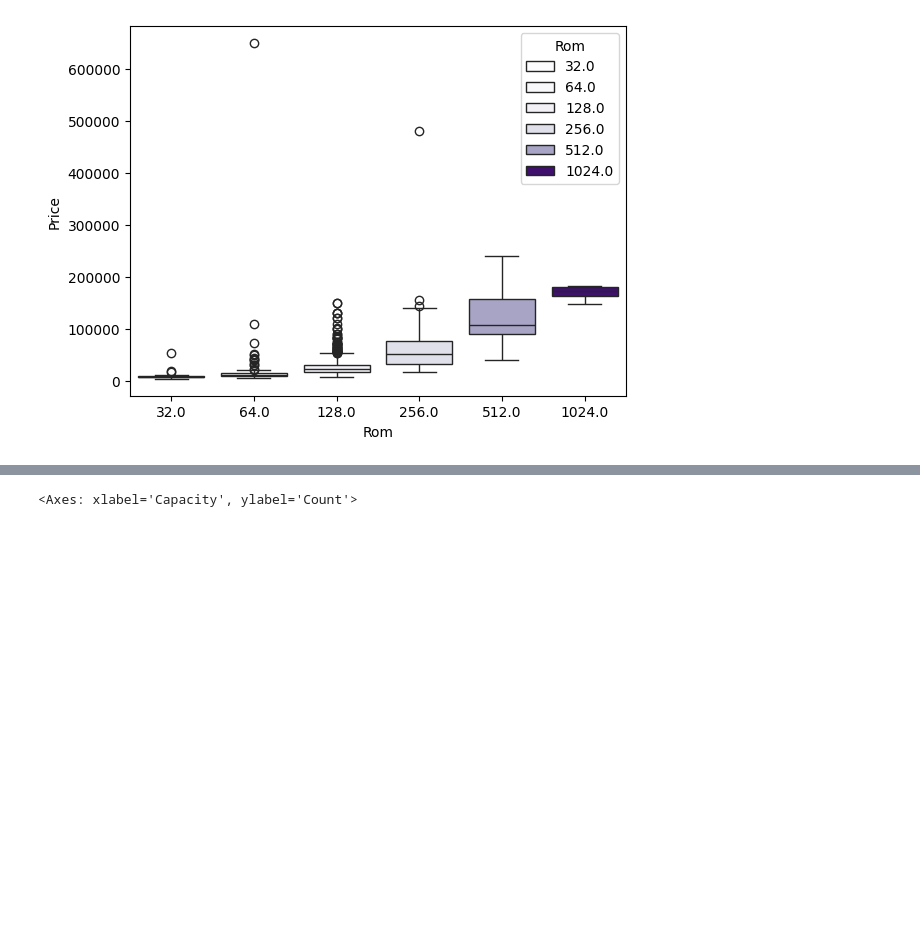
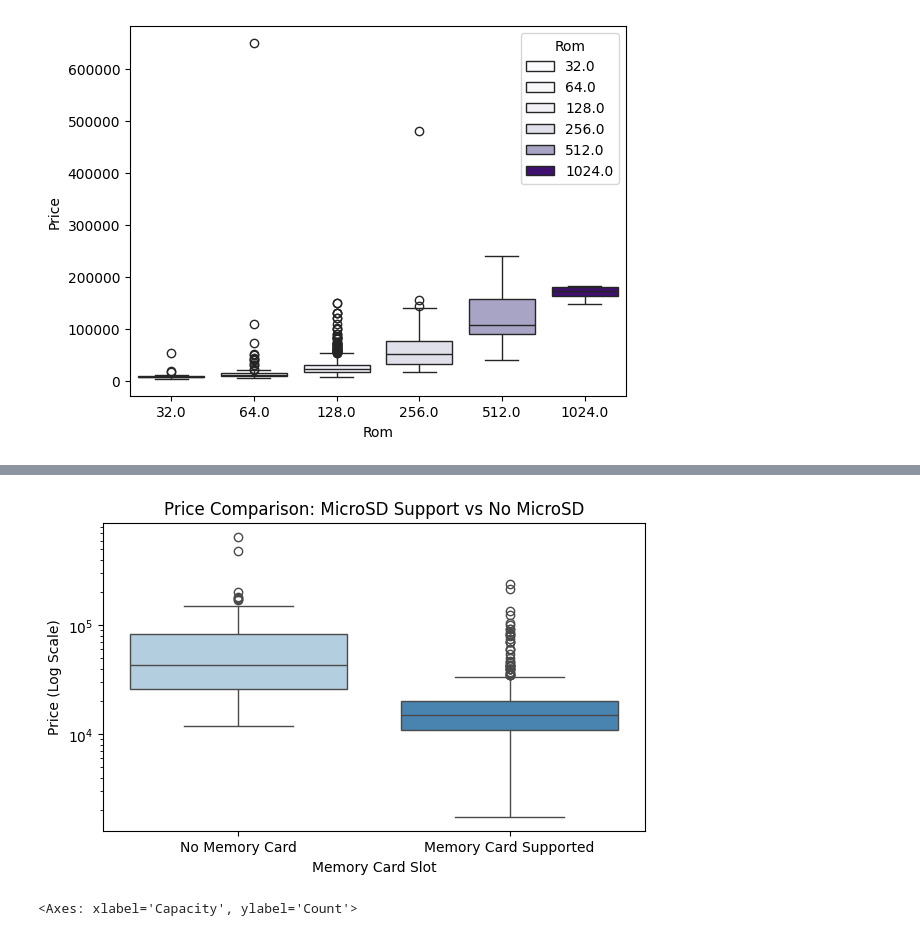
Before and after one commit to SachinrSuryawanshi/Smartphone-Price-Prediction-Project, a Jupyter notebook: notebooks/03_eda.ipynb, the cells around one changed output, grey strips where cells are left out. Cells and saved outputs as stored; diff of their text form; code cells hidden in the pictures; blank space fills up the shorter version.

```diff
--- a/notebooks/03_eda.ipynb
+++ b/notebooks/03_eda.ipynb
@@ -172,3 +192,14 @@ sns.boxplot(data=df[df["Rom"] >= 32], x="Rom", y="Price",hue="Rom", palette="Pur
+# %%
+plt.figure(figsize=(7, 4))
+sns.boxplot(data=df.dropna(subset=["HasMemoryCard"]), x="HasMemoryCard", y="Price", palette="Blues")
+plt.yscale("log")
+plt.xticks([0, 1], ["No Memory Card", "Memory Card Supported"])
+plt.title("Price Comparison: MicroSD Support vs No MicroSD")
+plt.xlabel("Memory Card Slot")
+plt.ylabel("Price (Log Scale)")
+plt.show()
+# %% [output]
+[figure, added]
 # %%
 # plot for Capacity column
 sns.histplot(df["Capacity"].dropna(), bins=25, kde=True, color="green")
```
Also changed, not shown: parts of 11 cells of this notebook, 1 other file.
